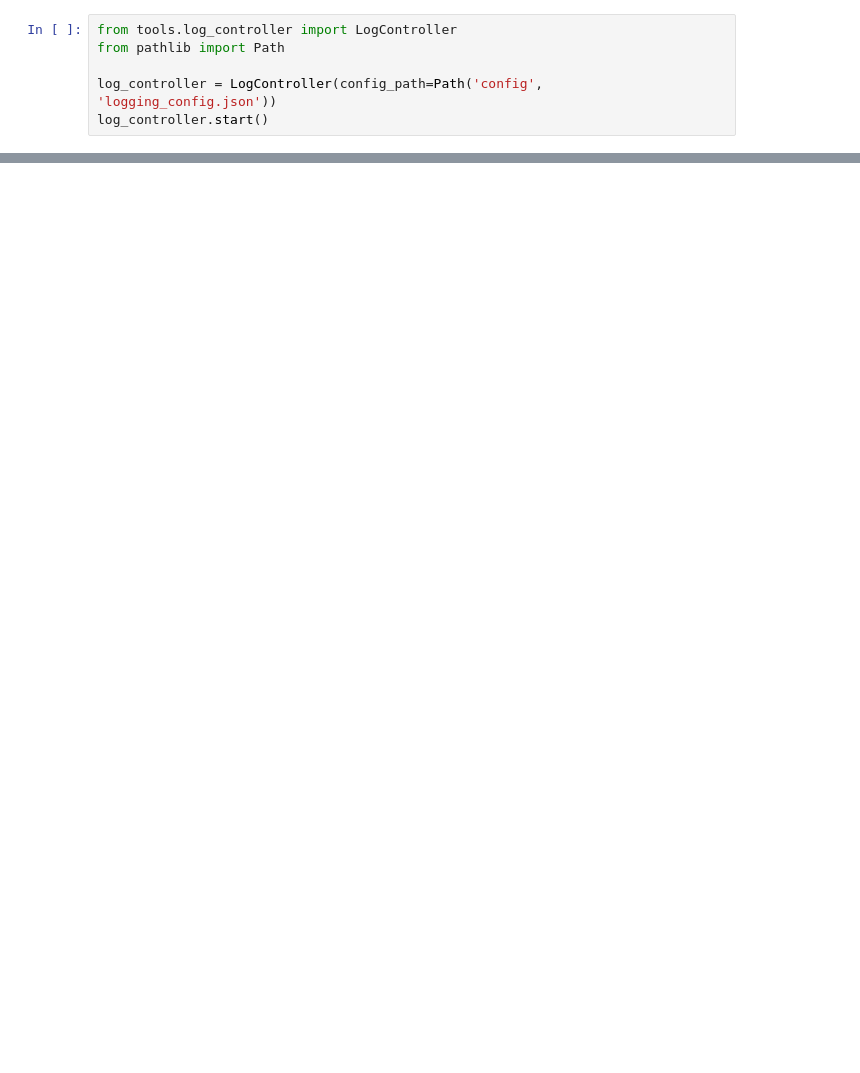
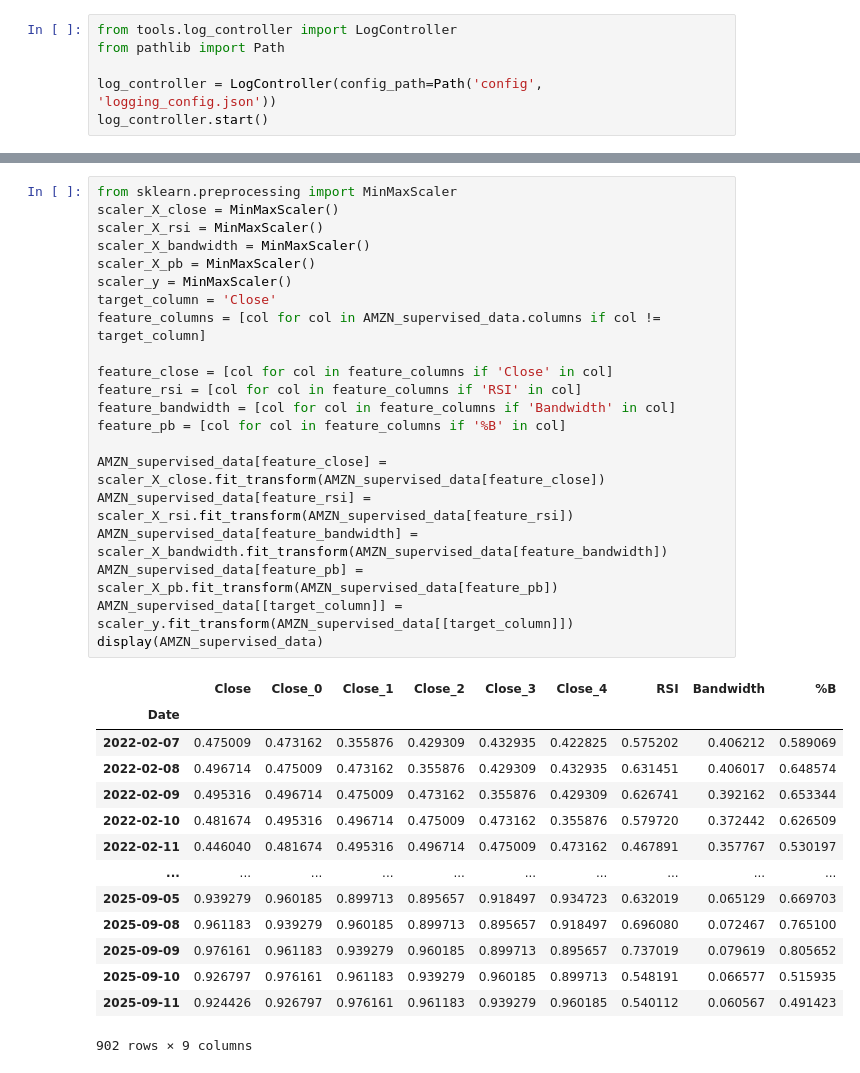
Before and after one commit to EmD4blju/kalman_stock_prediction, a Jupyter notebook: src/app/enhanced_model.ipynb, the cells around one changed output, grey strips where cells are left out. Cells and saved outputs as stored; diff of their text form; blank space fills up the shorter version.

Commit message:
feat: Normalized enhanced data with MinMaxScalers

```diff
--- a/src/app/enhanced_model.ipynb
+++ b/src/app/enhanced_model.ipynb
@@ -124,0 +91,36 @@ display(AMZN_train_dataset.head(), AMZN_validation_dataset.head(), AMZN_test_dat
+# %%
+from sklearn.preprocessing import MinMaxScaler
+scaler_X_close = MinMaxScaler()
+scaler_X_rsi = MinMaxScaler()
+scaler_X_bandwidth = MinMaxScaler()
+scaler_X_pb = MinMaxScaler()
+scaler_y = MinMaxScaler()
+target_column = 'Close'
+feature_columns = [col for col in AMZN_supervised_data.columns if col != target_column]
+
+feature_close = [col for col in feature_columns if 'Close' in col]
+feature_rsi = [col for col in feature_columns if 'RSI' in col]
+feature_bandwidth = [col for col in feature_columns if 'Bandwidth' in col]
+feature_pb = [col for col in feature_columns if '%B' in col]
+
+AMZN_supervised_data[feature_close] = scaler_X_close.fit_transform(AMZN_supervised_data[feature_close])
+AMZN_supervised_data[feature_rsi] = scaler_X_rsi.fit_transform(AMZN_supervised_data[feature_rsi])
+AMZN_supervised_data[feature_bandwidth] = scaler_X_bandwidth.fit_transform(AMZN_supervised_data[feature_bandwidth])
+AMZN_supervised_data[feature_pb] = scaler_X_pb.fit_transform(AMZN_supervised_data[feature_pb])
+AMZN_supervised_data[[target_column]] = scaler_y.fit_transform(AMZN_supervised_data[[target_column]])
+display(AMZN_supervised_data)
+# %% [output]
+|  | Close | Close_0 | Close_1 | Close_2 | Close_3 | Close_4 | RSI | Bandwidth | %B |
+| Date |  |  |  |  |  |  |  |  |  |
+| 2022-02-07 | 0.475009 | 0.473162 | 0.355876 | 0.429309 | 0.432935 | 0.422825 | 0.575202 | 0.406212 | 0.589069 |
+| 2022-02-08 | 0.496714 | 0.475009 | 0.473162 | 0.355876 | 0.429309 | 0.432935 | 0.631451 | 0.406017 | 0.648574 |
+| 2022-02-09 | 0.495316 | 0.496714 | 0.475009 | 0.473162 | 0.355876 | 0.429309 | 0.626741 | 0.392162 | 0.653344 |
+| 2022-02-10 | 0.481674 | 0.495316 | 0.496714 | 0.475009 | 0.473162 | 0.355876 | 0.579720 | 0.372442 | 0.626509 |
+| 2022-02-11 | 0.446040 | 0.481674 | 0.495316 | 0.496714 | 0.475009 | 0.473162 | 0.467891 | 0.357767 | 0.530197 |
+| ... | ... | ... | ... | ... | ... | ... | ... | ... | ... |
+| 2025-09-05 | 0.939279 | 0.960185 | 0.899713 | 0.895657 | 0.918497 | 0.934723 | 0.632019 | 0.065129 | 0.669703 |
+| 2025-09-08 | 0.961183 | 0.939279 | 0.960185 | 0.899713 | 0.895657 | 0.918497 | 0.696080 | 0.072467 | 0.765100 |
+| 2025-09-09 | 0.976161 | 0.961183 | 0.939279 | 0.960185 | 0.899713 | 0.895657 | 0.737019 | 0.079619 | 0.805652 |
+| 2025-09-10 | 0.926797 | 0.976161 | 0.961183 | 0.939279 | 0.960185 | 0.899713 | 0.548191 | 0.066577 | 0.515935 |
+| 2025-09-11 | 0.924426 | 0.926797 | 0.976161 | 0.961183 | 0.939279 | 0.960185 | 0.540112 | 0.060567 | 0.491423 |
+902 rows × 9 columns
```
Also changed, not shown: parts of 9 cells of this notebook.
